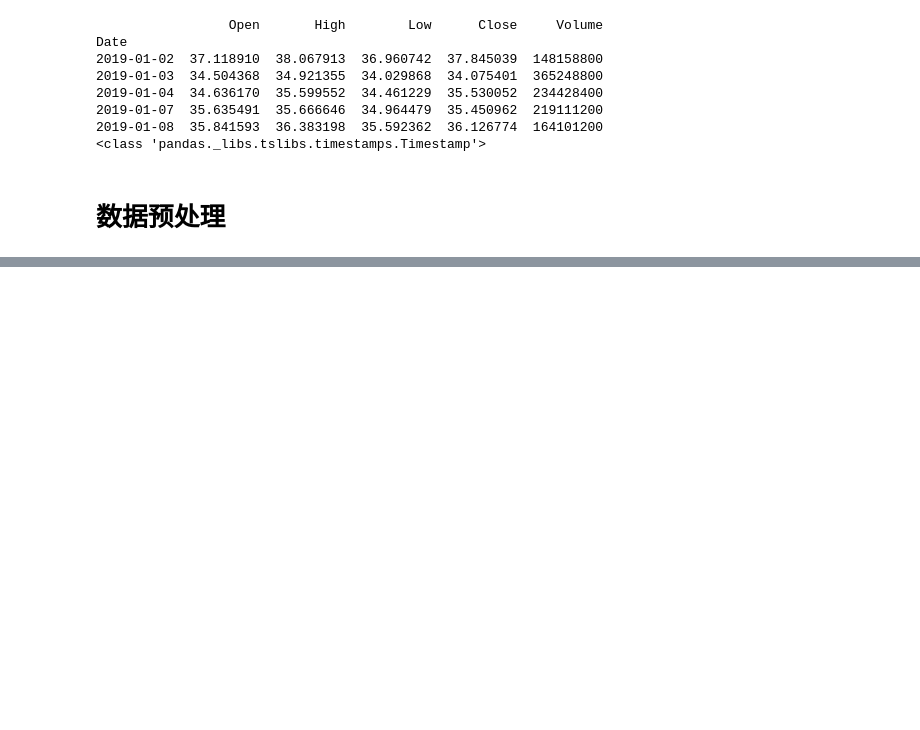
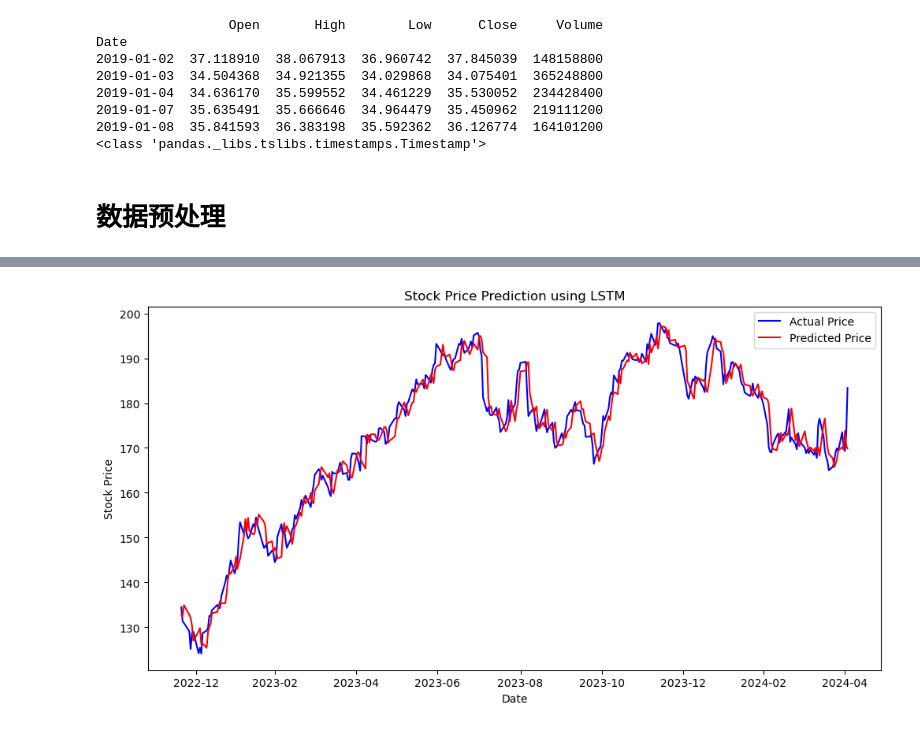
Before and after one commit to david188888/Data-Science-Analyzing-Stocks, a Jupyter notebook: LSTM_price.ipynb, the cells around one changed output, grey strips where cells are left out. Cells and saved outputs as stored; diff of their text form; code cells hidden in the pictures; blank space fills up the shorter version.

Commit message:
add the analyse of the LSTM-stock predicting

```diff
--- a/LSTM_price.ipynb
+++ b/LSTM_price.ipynb
@@ -73,4 +80,6 @@ model = Sequential()
 model.add(LSTM(units=50, return_sequences=True, input_shape=(x_train.shape[1], 1)))
 model.add(LSTM(units=50))
 model.add(Dense(1))
+model.compile(optimizer='adam', loss='mean_squared_error')
+print(model.summary())
 # %% [output]
@@ -77,0 +100,3 @@ ModuleNotFoundError: No module named 'tensorflow'
+# %%
+# 训练模型
+model.fit(X_train, y_train, epochs=100, batch_size=32)
@@ -77,0 +122,17 @@ ModuleNotFoundError: No module named 'tensorflow'
+# %%
+# 预测股票价格
+import matplotlib.pyplot as plt
+predicted_prices = model.predict(X_test)
+predicted_prices = scaler.inverse_transform(predicted_prices)
+
+test_data = scaler.inverse_transform(test_data)
+# 可视化预测结果
+fig = plt.figure(figsize=(12, 6))
+plt.plot(data.index[train_size + time_step + 1:], test_data[time_step + 1:], color='blue', label='Actual Price')
+plt.plot(data.index[train_size + time_step + 1:], predicted_prices, color='red', label='Predicted Price')
+plt.title('Stock Price Prediction using LSTM')
+plt.xlabel('Date')
+plt.ylabel('Stock Price')
+plt.legend()
+plt.show()
+# %% [output]
@@ -77,0 +140 @@ ModuleNotFoundError: No module named 'tensorflow'
+[figure, added]
```
Also changed, not shown: parts of 5 cells of this notebook.
